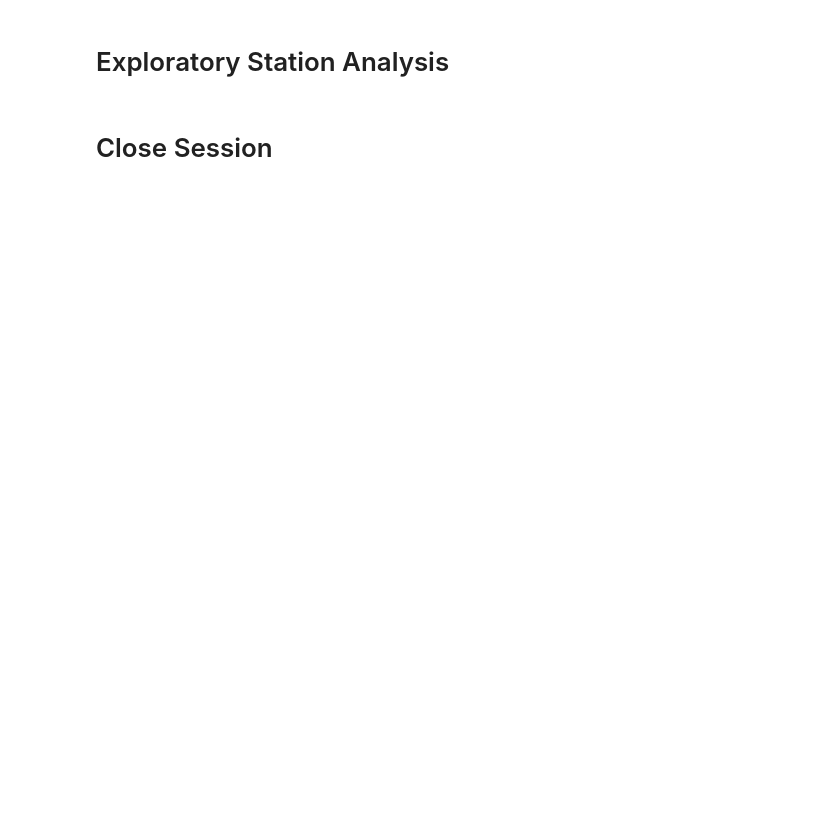
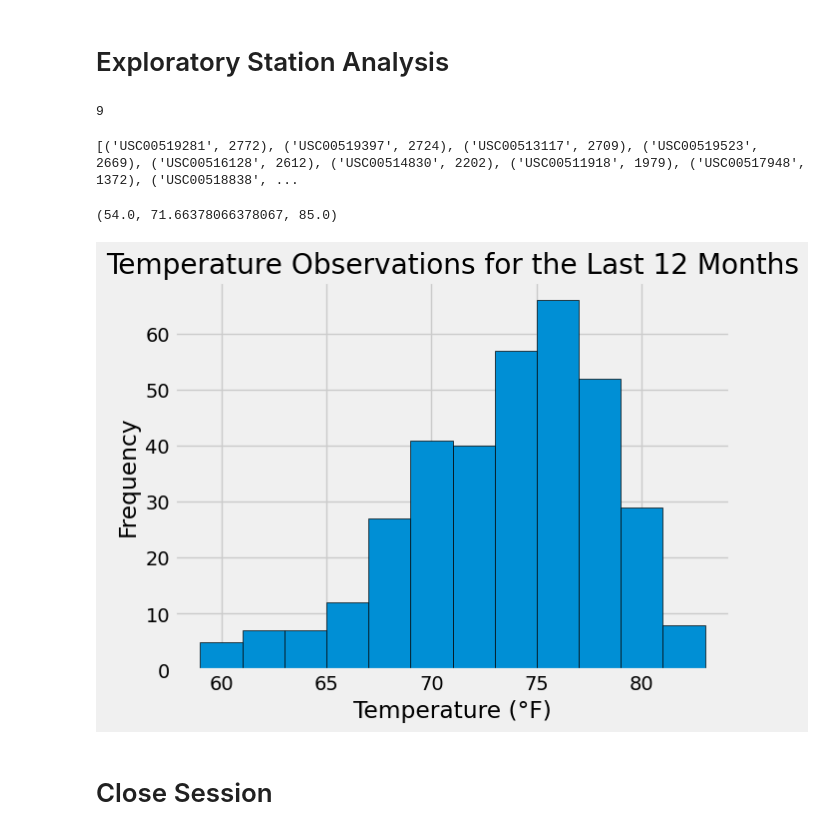
Before and after one commit to kyle10er/10-SQLAlchemy-Challenge, a Jupyter notebook: Starter_Code-3/climate_starter.ipynb, the cells around one changed output. Saved outputs shown, nothing was run; the diff lists cells and outputs as text; code cells hidden in the pictures; blank space fills up the shorter version.

```diff
--- a/Starter_Code-3/climate_starter.ipynb
+++ b/Starter_Code-3/climate_starter.ipynb
@@ -85,52 +97,60 @@ print(summary_statistics)
 # Exploratory Station Analysis
 # %%
 # Design a query to calculate the total number of stations in the datase
-total_stations = session.query(func.count(hawaii.station_id)).scalar()
+total_stations = session.query(func.count(station.station)).scalar()
 
 print(total_stations)
+# %% [output]
+9
 # %%
 # Design a query to find the most active stations (i.e. which stations have the most rows?)
 # List the stations and their counts in descending order.
-most_active_stations = session.query(hawaii.station, func.count(hawaii.station))\
-                              .group_by(hawaii.station)\
-                              .order_by(func.count(hawaii.station).desc())\
+most_active_stations = session.query(measurement.station, func.count(measurement.station))\
+                              .group_by(measurement.station)\
+                              .order_by(func.count(measurement.station).desc())\
                               .all()
 print(most_active_stations)
+# %% [output]
+[('USC00519281', 2772), ('USC00519397', 2724), ('USC00513117', 2709), ('USC00519523', 2669), ('USC00516128', 2612), ('USC00514830', 2202), ('USC00511918', 1979), ('USC00517948', 1372), ('USC00518838', ...
 # %%
 # Using the most active station id from the previous query, calculate the lowest, highest, and average temperature.
-most_active_station = session.query(hawaii.station, func.count(hawaii.station))\
-                              .group_by(hawaii.station)\
-                              .order_by(func.count(hawaii.station).desc())\
+most_active_station = session.query(measurement.station, func.count(measurement.station))\
+                              .group_by(measurement.station)\
+                              .order_by(func.count(measurement.station).desc())\
                               .first()[0]
 
-temperature_stats = session.query(func.min(hawaii.tobs), func.avg(hawaii.tobs), func.max(hawaii.tobs))\
-                            .filter(hawaii.station == most_active_station)\
+temperature_stats = session.query(func.min(measurement.tobs), func.avg(measurement.tobs), func.max(measurement.tobs))\
+                            .filter(measurement.station == most_active_station)\
                             .first()
 
 print(temperature_stats)
+# %% [output]
+(54.0, 71.66378066378067, 85.0)
 # %%
 # Using the most active station id
 # Query the last 12 months of temperature observation data for this station and plot the results as a histogram
 # Step 1: Calculate the date one year ago from the most recent date in the dataset
-latest_date = session.query(func.max(hawaii.date)).scalar()
-one_year_ago = latest_date - pd.Timedelta(days=365)
+latest_date = session.query(func.max(measurement.date)).scalar()
+one_year_ago = dt.datetime(2017, 8, 23) - pd.Timedelta(days=365)
 
 # Step 2: Perform a query to retrieve temperature observations for the most active station from the last 12 months
-temperature_observations = session.query(hawaii.tobs)\
-                                  .filter(hawaii.station == most_active_station)\
-                                  .filter(hawaii.date >= one_year_ago)\
+temperature_observations = session.query(measurement.tobs)\
+                                  .filter(measurement.station == most_active_station)\
+                                  .filter(measurement.date >= one_year_ago)\
                                   .all()
 
 # Step 3: Save the query results into a Pandas DataFrame
 hawaii_tobs_df = pd.DataFrame(temperature_observations, columns=['Temperature'])
 
 # Step 4: Plot the histogram of temperature observations
-plt.hist(df['Temperature'], bins=12, edgecolor='black')
+plt.hist(hawaii_tobs_df['Temperature'], bins=12, edgecolor='black')
 plt.title('Temperature Observations for the Last 12 Months')
 plt.xlabel('Temperature (°F)')
 plt.ylabel('Frequency')
 plt.grid(True)
 plt.show()
+# %% [output]
+[figure, added]
 # %% [markdown]
 # Close Session
 # %%
```
Also changed, not shown: parts of 4 cells of this notebook, 4 other files.
